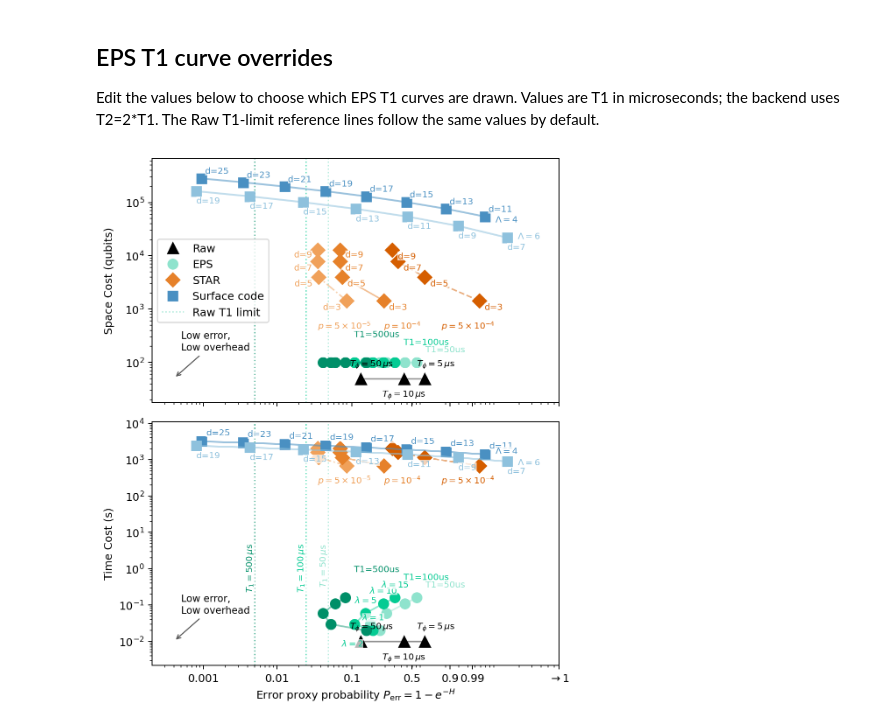
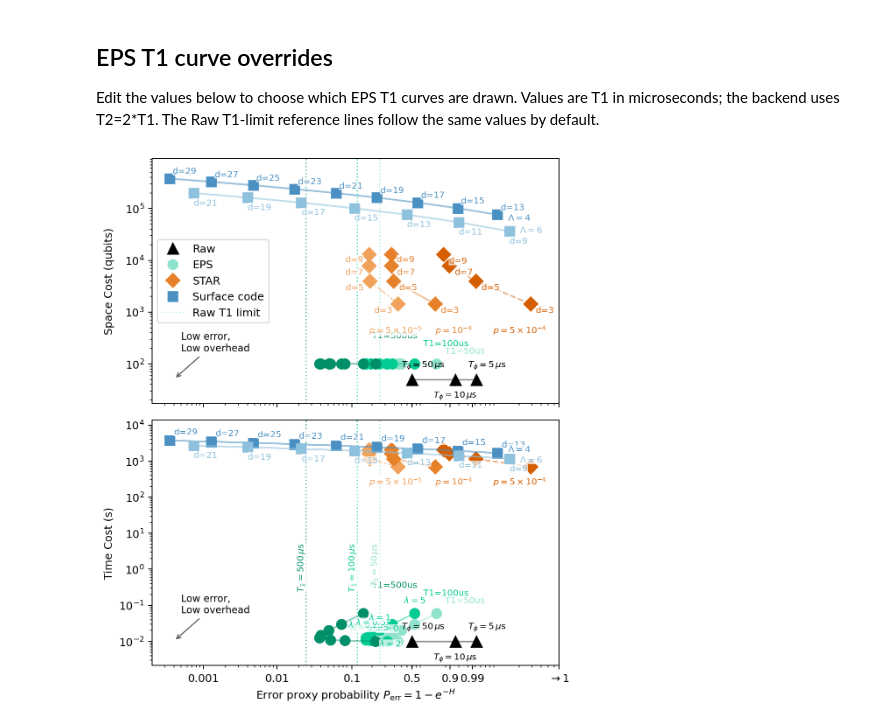
Before and after one commit to David-Pahl/analog-qec, a Jupyter notebook: notebook/05-phenomenological_resource_estimate.ipynb, the cells around one changed output. Cells and saved outputs as stored; diff of their text form; code cells hidden in the pictures.

Commit message:
Update EPS lambda sweep notebook

```diff
--- a/notebook/05-phenomenological_resource_estimate.ipynb
+++ b/notebook/05-phenomenological_resource_estimate.ipynb
@@ -76,10 +76,11 @@ eps_T2_curve_values_us = tuple(2 * T1_us for T1_us in eps_T1_curve_values_us)
 # Error-sensitivity choices: 4 for energy density only, 10 for the current
 # energy-density plus radial-correlator task, 50 for strict register survival.
 n_eff_observable = 50
-# EPS penalty knob: lambda-sweep points run with slowdown 1 + lambda.
-# Set eps_lambda_values=() to use time_overhead_factor=lambda_eps directly.
-lambda_eps = 1
-eps_lambda_values = (1,2,5,10,15)
+# EPS penalty sweep: each lambda-sweep point runs with slowdown 1 + lambda.
+# The scalar value below only sets the fallback crosstalk suppression when
+# eps_lambda_values is empty; it is not wired to EPS runtime in this notebook.
+eps_scalar_crosstalk_lambda = 1
+eps_lambda_values = (0, 0.05, 0.1,  0.25, 0.5, 1, 2, 5)
 # Vertical Raw relaxation-limit references use T2=2*T1 at the Raw runtime.
 raw_T1_limit_include_crosstalk = False
 
@@ -92,12 +93,14 @@ raw_crosstalk_control_scale = None  # None -> 1 / raw.time_overhead_factor
 eps_crosstalk_control_scale = 1.0
 
 def eps_crosstalk_suppression_for_lambda(lambda_value):
-    if lambda_value == 0:
-        return 1.0
-    return (2/3) * (1 / (lambda_value ** 2)) + (1/3) * (1 / lambda_value)
+    delta = 10
+    scale = (1 + lambda_value * delta)
+    return (2 / 3) * (1 / (scale**2)) + (1 / 3) * (1 / (scale))
 
 
-eps_crosstalk_suppression = eps_crosstalk_suppression_for_lambda(lambda_eps)
+eps_crosstalk_suppression = eps_crosstalk_suppression_for_lambda(
+    eps_scalar_crosstalk_lambda
+)
 eps_crosstalk_suppression_by_lambda = {
     lambda_value: eps_crosstalk_suppression_for_lambda(lambda_value)
     for lambda_value in eps_lambda_values
@@ -114,7 +117,6 @@ comparison_config = replace(
     ),
     eps=replace(
         comparison_config.eps,
-        time_overhead_factor=lambda_eps,
         lambda_values=eps_lambda_values,
         T2_values_us=eps_T2_curve_values_us,
     ),
@@ -199,31 +201,31 @@ figure_outputs = {
 #     plt.show()
 
 # Use any subset of ("space_time", "space", "time") here.
 stacked_y_metrics = ("space", "time")
 fig, axes = plot_stacked_phenomenological_resource_estimate(
     comparison_points,
     plot_config=plot_config,
     y_metrics=stacked_y_metrics,
 )
 output_path = FIGURE_DIR / "figure_5_resource_estimation_stacked.pdf"
 fig.savefig(output_path, format="pdf", bbox_inches="tight")
 plt.show()
 
 # Inspect Raw/EPS crosstalk decomposition after enabling crosstalk:
 # [
 #     {
 #         key: point.as_dict()[key]
 #         for key in (
 #             "label",
 #             "H",
 #             "H_coherence",
 #             "H_crosstalk",
 #             "xtalk_theta_rad",
 #             "xtalk_p_proxy",
 #         )
 #     }
 #     for point in comparison_points
 #     if point.scheme in {"Raw", "EPS"}
 # ]
 # %% [output]
-[figure, old version]
+[figure, new version]
```
Also changed, not shown: 1 other file.
